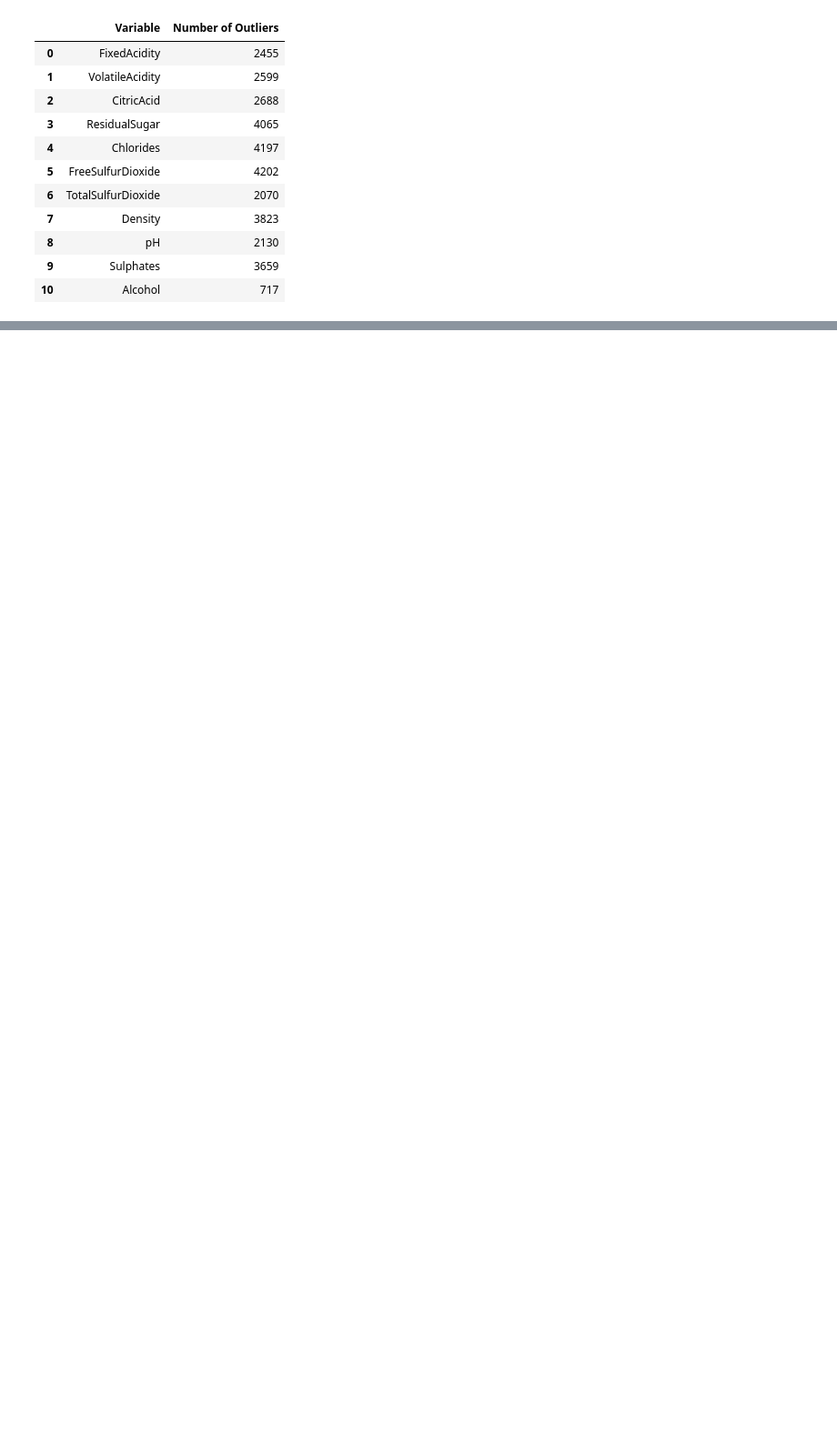
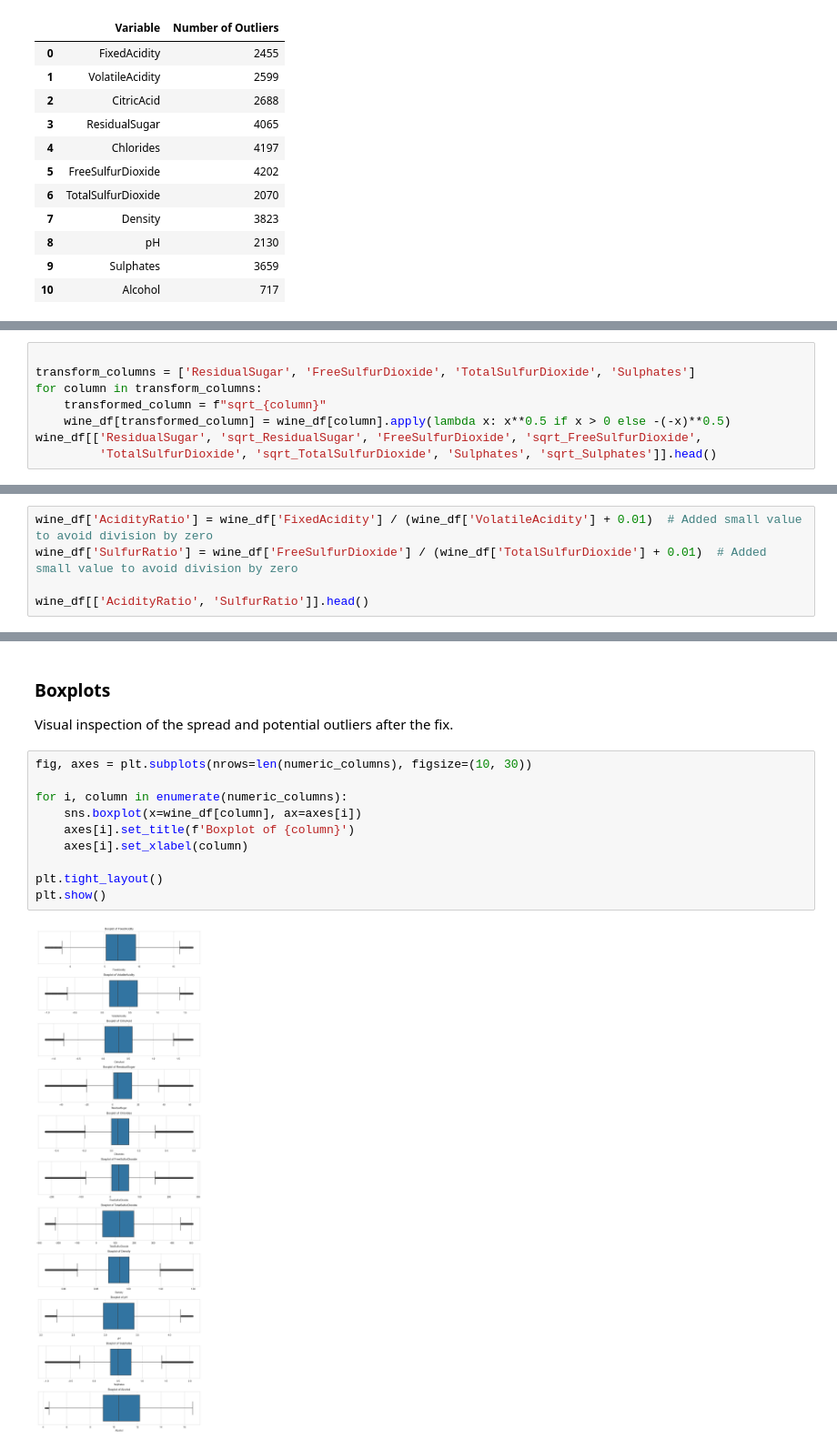
Before and after one commit to MichaelRocchio/msds_410, a Jupyter notebook: Assignment_8/rocchio_assign8.ipynb, the cells around one changed output, grey strips where cells are left out. Shown at 91% size. Cells and saved outputs as stored; diff of their text form; blank space fills up the shorter version.

```diff
--- a/Assignment_8/rocchio_assign8.ipynb
+++ b/Assignment_8/rocchio_assign8.ipynb
@@ -373,0 +313,8 @@ post_outliers_df
+# %%
+
+transform_columns = ['ResidualSugar', 'FreeSulfurDioxide', 'TotalSulfurDioxide', 'Sulphates']
+for column in transform_columns:
+    transformed_column = f"sqrt_{column}"
+    wine_df[transformed_column] = wine_df[column].apply(lambda x: x**0.5 if x > 0 else -(-x)**0.5)
+wine_df[['ResidualSugar', 'sqrt_ResidualSugar', 'FreeSulfurDioxide', 'sqrt_FreeSulfurDioxide',
+         'TotalSulfurDioxide', 'sqrt_TotalSulfurDioxide', 'Sulphates', 'sqrt_Sulphates']].head()
@@ -373,0 +333,5 @@ post_outliers_df
+# %%
+wine_df['AcidityRatio'] = wine_df['FixedAcidity'] / (wine_df['VolatileAcidity'] + 0.01)  # Added small value to avoid division by zero
+wine_df['SulfurRatio'] = wine_df['FreeSulfurDioxide'] / (wine_df['TotalSulfurDioxide'] + 0.01)  # Added small value to avoid division by zero
+
+wine_df[['AcidityRatio', 'SulfurRatio']].head()
@@ -373,0 +349,16 @@ post_outliers_df
+# %% [markdown]
+### Boxplots
+
+ Visual inspection of the spread and potential outliers after the fix.
+# %%
+fig, axes = plt.subplots(nrows=len(numeric_columns), figsize=(10, 30))
+
+for i, column in enumerate(numeric_columns):
+    sns.boxplot(x=wine_df[column], ax=axes[i])
+    axes[i].set_title(f'Boxplot of {column}')
+    axes[i].set_xlabel(column)
+
+plt.tight_layout()
+plt.show()
+# %% [output]
+[figure, added]
```
Also changed, not shown: parts of 33 cells of this notebook.
